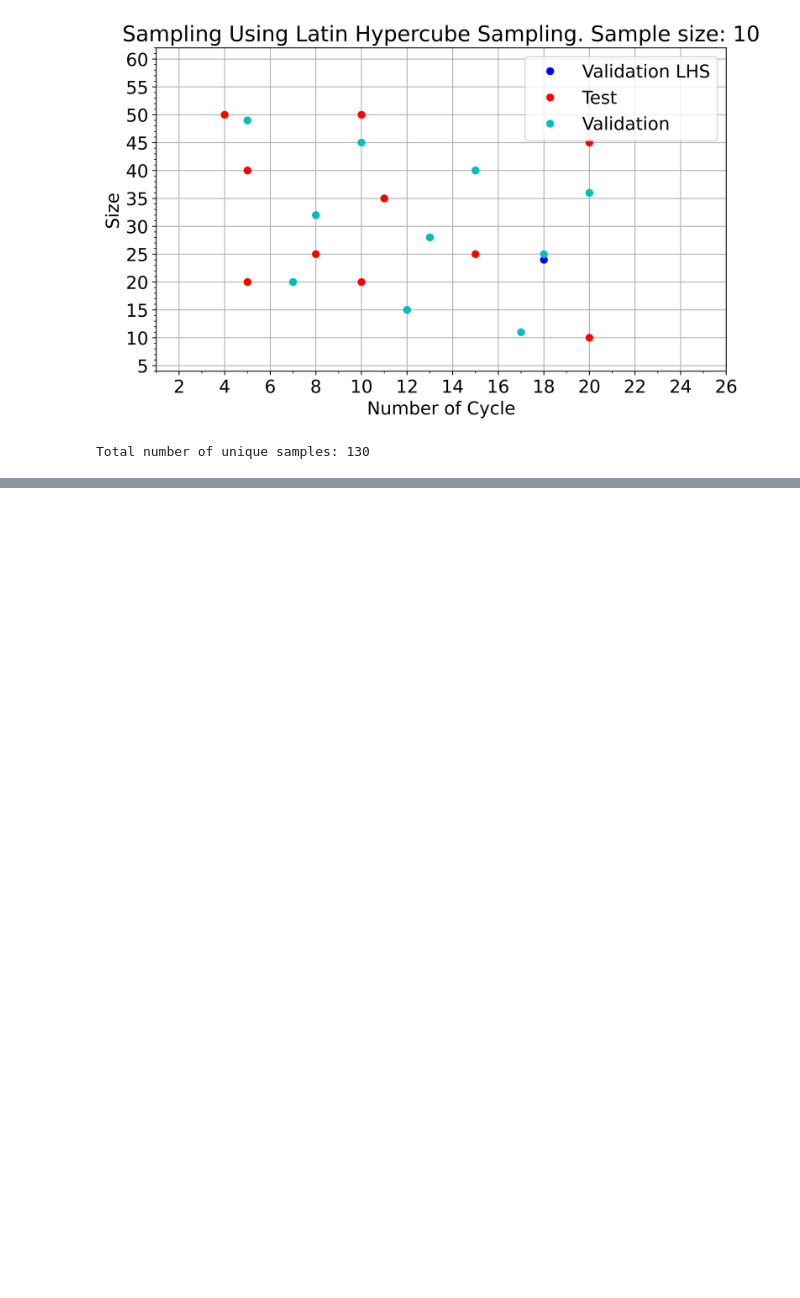
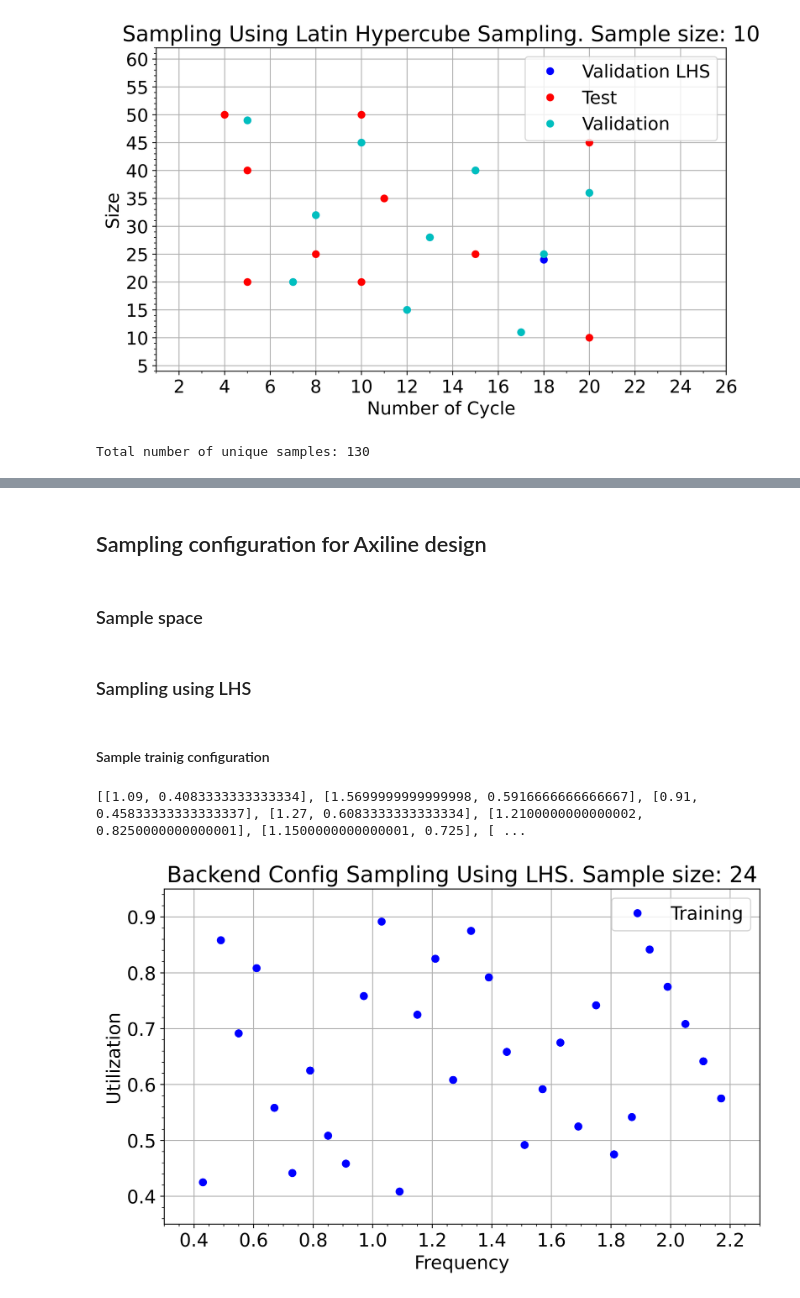
Before and after one commit to sakundu/RTML, a Jupyter notebook: sampling/test_samples.ipynb, the cells around one changed output, grey strips where cells are left out. Cells and saved outputs as stored; diff of their text form; code cells hidden in the pictures; blank space fills up the shorter version.

Commit message:
Added backend sampling details
Signed-off-by: sakundu <sakundu@ucsd.edu>

```diff
--- a/sampling/test_samples.ipynb
+++ b/sampling/test_samples.ipynb
@@ -188,0 +246,33 @@ for x, y in valid:
+# %% [markdown]
+## Sampling configuration for Axiline design
+# %% [markdown]
+### Sample space
+# %%
+space = [(0.4, 2.2), (0.4, 0.9)]
+x_range = [0.3, 2.3]
+y_range = [0.35, 0.95]
+x_mark = [0.2, 0.05]
+y_mark = [0.1, 0.02]
+x_label = 'Frequency'
+y_label = "Utilization"
+# %% [markdown]
+### Sampling using LHS
+# %% [markdown]
+#### Sample trainig configuration
+# %%
+## LHS Sampling
+lhs_samples_30 = gen_lhs_sample(30, space, 0, 1, 42)
+
+print(lhs_samples_30)
+ax = plot_sample(lhs_samples_30, 'Training', 'ob', None, x_range, y_range,
+                x_mark, y_mark, x_label, y_label,
+                'Backend Config Sampling Using LHS. Sample size: 24')
+
+# ax = plot_sample(test, 'Test', 'or', ax)
+# ax = plot_sample(valid, 'Validation', 'oc', ax)
+_ = ax.grid()
+_ = ax.legend()
+plt.show()
+# %% [output]
+[[1.09, 0.4083333333333334], [1.5699999999999998, 0.5916666666666667], [0.91, 0.45833333333333337], [1.27, 0.6083333333333334], [1.2100000000000002, 0.8250000000000001], [1.1500000000000001, 0.725], [ ...
+[figure, added]
```
Also changed, not shown: parts of 16 cells of this notebook, 1 other file.
